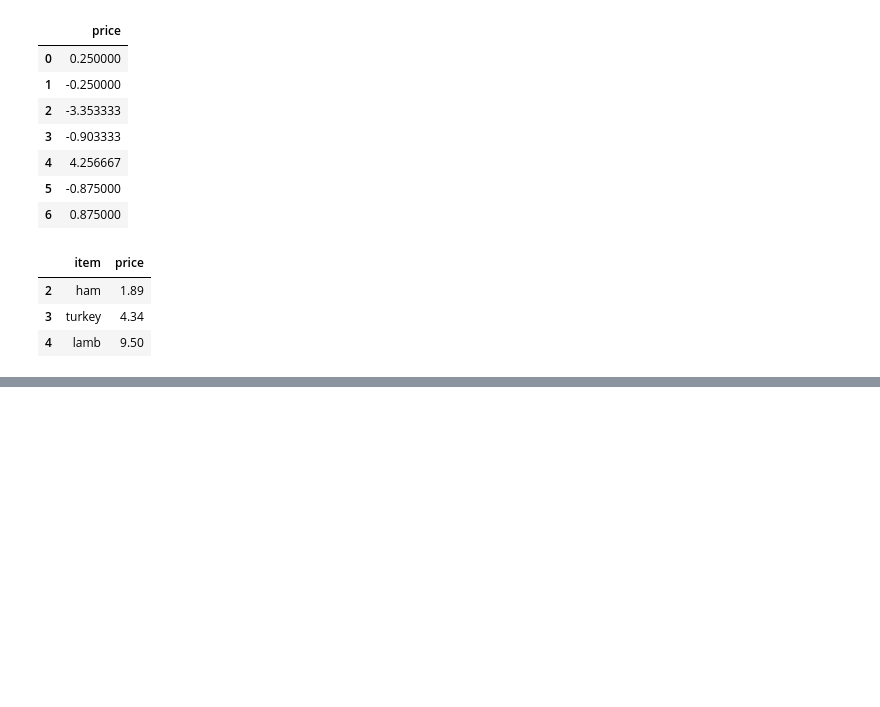
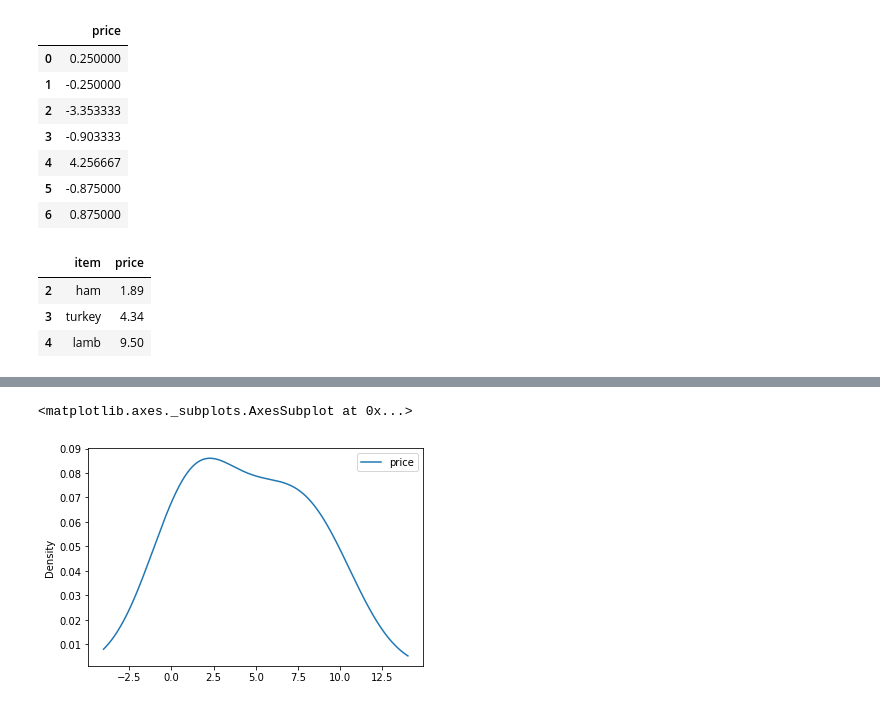
Before and after one commit to arun-narayanaswamy/python-practice, a Jupyter notebook: own-practive/pandas-updated.ipynb, the cells around one changed output, grey strips where cells are left out. Cells and saved outputs as stored; diff of their text form; code cells hidden in the pictures; blank space fills up the shorter version.

```diff
--- a/own-practive/pandas-updated.ipynb
+++ b/own-practive/pandas-updated.ipynb
@@ -503,0 +565,5 @@ grouped.filter(lambda x: len(x)>2)
+# %%
+   temp.plot(y = 'price', kind = 'kde')
+# %% [output]
+<matplotlib.axes._subplots.AxesSubplot at 0x...>
+[figure, added]
```
Also changed, not shown: parts of 8 cells of this notebook.
